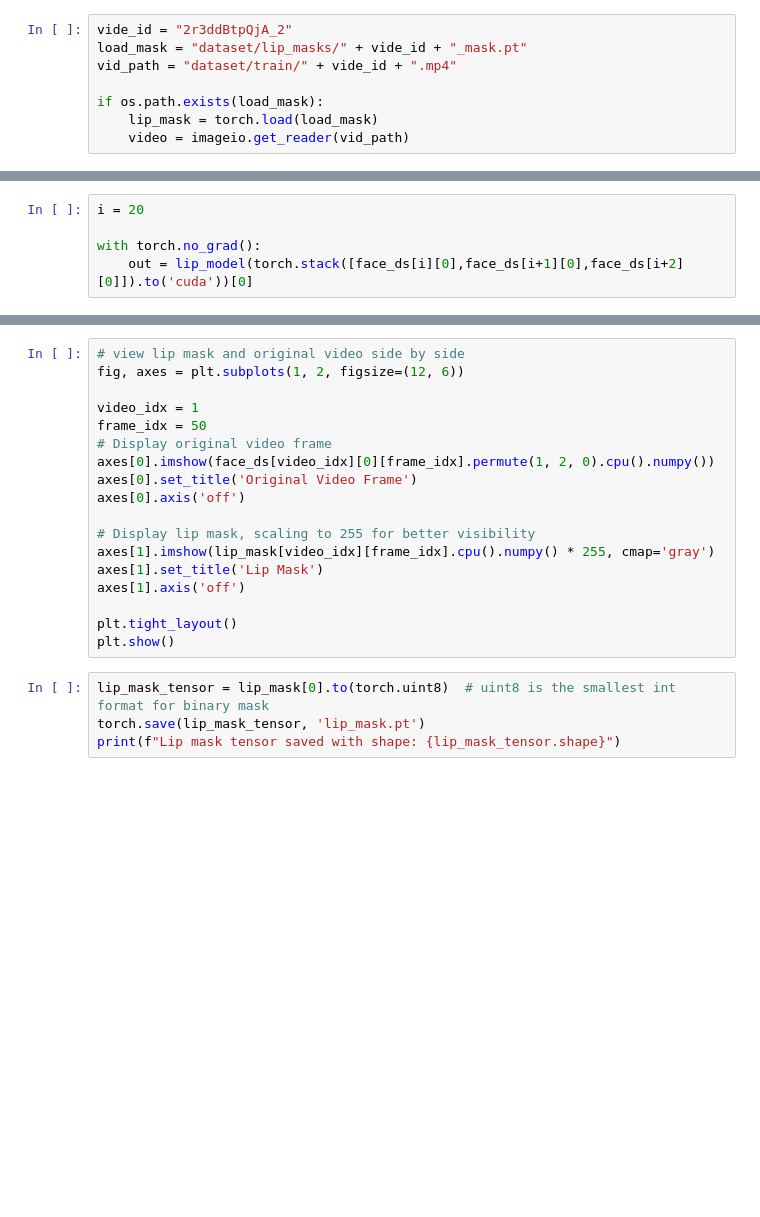
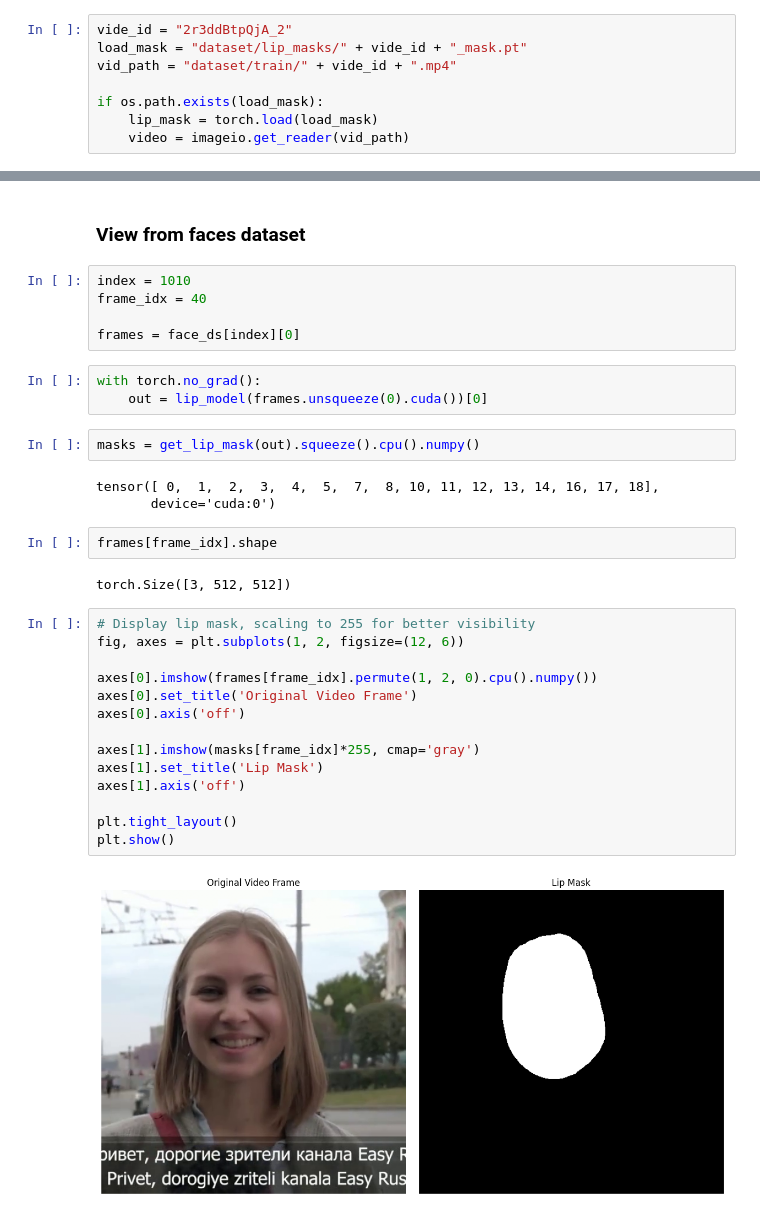
Before and after one commit to xabirizar9/DiffSynth-Studio, a Jupyter notebook: extract_lip_masks.ipynb, the cells around one changed output, grey strips where cells are left out. Cells and saved outputs as stored; diff of their text form; blank space fills up the shorter version.

```diff
--- a/extract_lip_masks.ipynb
+++ b/extract_lip_masks.ipynb
@@ -144,5 +165,0 @@ mask = mask.squeeze(0).cpu().numpy()
-# %%
-i = 20
-
-with torch.no_grad():
-    out = lip_model(torch.stack([face_ds[i][0],face_ds[i+1][0],face_ds[i+2][0]]).to('cuda'))[0]
@@ -184,22 +180,35 @@ def vis_parsing_maps(im, parsing_anno, stride, save_im=False, save_path='vis_res
+# %% [markdown]
+### View from faces dataset
+# %%
+index = 1010
+frame_idx = 40
+
+frames = face_ds[index][0]
+# %%
+with torch.no_grad():
+    out = lip_model(frames.unsqueeze(0).cuda())[0]
+# %%
+masks = get_lip_mask(out).squeeze().cpu().numpy()
+# %% [output]
+tensor([ 0,  1,  2,  3,  4,  5,  7,  8, 10, 11, 12, 13, 14, 16, 17, 18],
+       device='cuda:0')
+# %%
+frames[frame_idx].shape
+# %% [output]
+torch.Size([3, 512, 512])
 # %%
-# view lip mask and original video side by side
+# Display lip mask, scaling to 255 for better visibility
 fig, axes = plt.subplots(1, 2, figsize=(12, 6))
 
-video_idx = 1
-frame_idx = 50
-# Display original video frame
-axes[0].imshow(face_ds[video_idx][0][frame_idx].permute(1, 2, 0).cpu().numpy())
+axes[0].imshow(frames[frame_idx].permute(1, 2, 0).cpu().numpy())
 axes[0].set_title('Original Video Frame')
 axes[0].axis('off')
 
-# Display lip mask, scaling to 255 for better visibility
-axes[1].imshow(lip_mask[video_idx][frame_idx].cpu().numpy() * 255, cmap='gray')
+axes[1].imshow(masks[frame_idx]*255, cmap='gray')
 axes[1].set_title('Lip Mask')
 axes[1].axis('off')
 
 plt.tight_layout()
 plt.show()
+# %% [output]
+[figure, added]
-# %%
-lip_mask_tensor = lip_mask[0].to(torch.uint8)  # uint8 is the smallest int format for binary mask
-torch.save(lip_mask_tensor, 'lip_mask.pt')
-print(f"Lip mask tensor saved with shape: {lip_mask_tensor.shape}")
```
Also changed, not shown: parts of 14 cells of this notebook, 15 other files.
